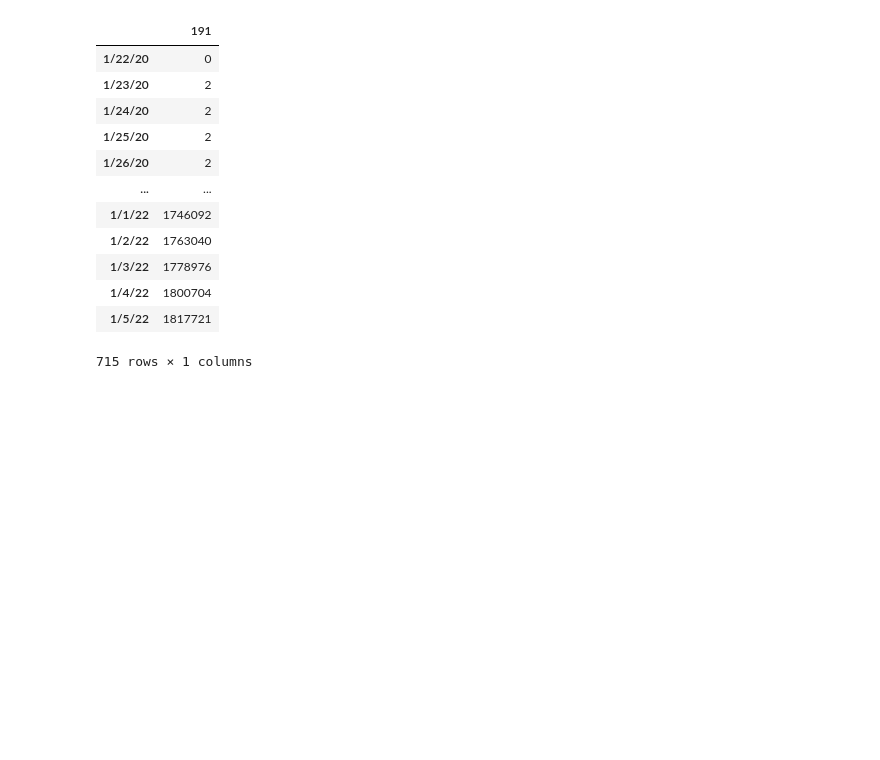
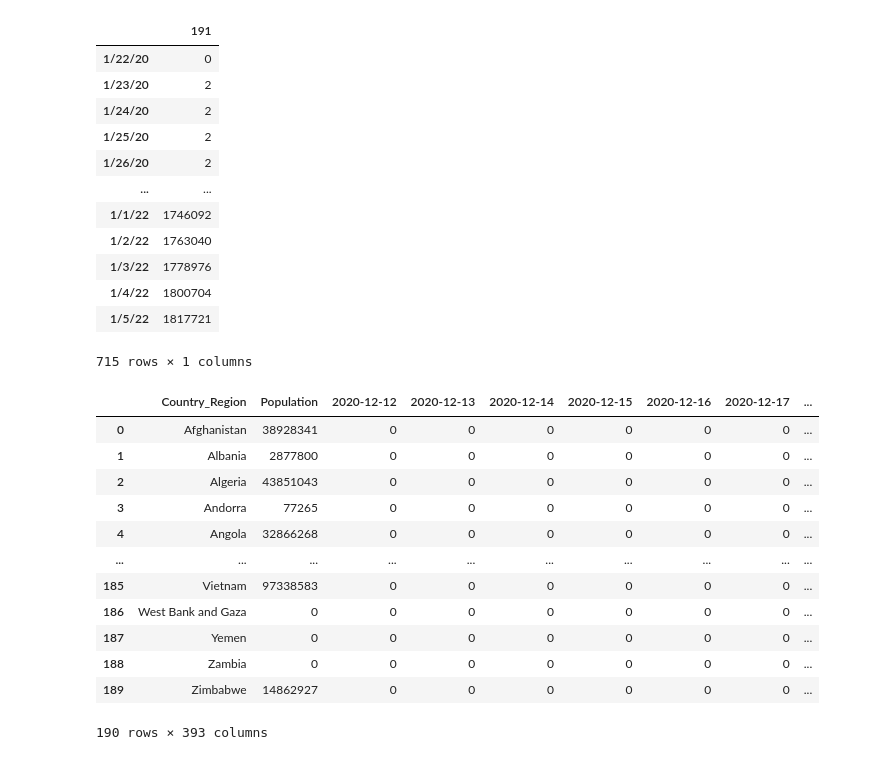
Before and after one commit to hainguyen201/DataManagementAndVisualization, a Jupyter notebook: pyspark/DataCovidAnalysis.ipynb, the cells around one changed output. Cells and saved outputs as stored; diff of their text form; code cells hidden in the pictures; blank space fills up the shorter version.

```diff
--- a/pyspark/DataCovidAnalysis.ipynb
+++ b/pyspark/DataCovidAnalysis.ipynb
@@ -627,3 +628,37 @@ confirmed_vn_t
 | 1/4/22 | 1800704 |
 | 1/5/22 | 1817721 |
 715 rows × 1 columns
+# %%
+doses_admin = spark.read.format("csv").option("header", "true").load("hdfs://namenode:9000/nifi/vaccine_doses_admin{}.csv".format(str(date.today()))).toPandas()
+# doses_admin.set_index("Country_Region")
+# doses_admin=doses_admin.astype(dict.fromkeys(doses_admin.columns[1:], 'int64'),errors='ignore')
+# doses_admin = doses_admin.groupby(by=["Country_Region"],as_index=False).sum()
+doses_admin = doses_admin.drop('UID', 1)
+doses_admin = doses_admin.drop('iso2', 1)
+doses_admin = doses_admin.drop('iso3', 1)
+doses_admin = doses_admin.drop('code3', 1)
+doses_admin = doses_admin.drop('FIPS', 1)
+doses_admin = doses_admin.drop('Admin2', 1)
+doses_admin = doses_admin.drop('Province_State', 1)
+doses_admin = doses_admin.drop('Lat', 1)
+doses_admin = doses_admin.drop('Long_', 1)
+doses_admin = doses_admin.drop('Combined_Key', 1)
+doses_admin = doses_admin.fillna(value=0)
+doses_admin=doses_admin.astype(dict.fromkeys(doses_admin.columns[1:], 'int64'),errors='ignore')
+doses_admin.dtypes
+doses_admin = doses_admin.groupby(by=["Country_Region"],as_index=False).sum()
+doses_admin
+# %% [output]
+|  | Country_Region | Population | 2020-12-12 | 2020-12-13 | 2020-12-14 | 2020-12-15 | 2020-12-16 | 2020-12-17 | ... |
+| 0 | Afghanistan | 38928341 | 0 | 0 | 0 | 0 | 0 | 0 | ... |
+| 1 | Albania | 2877800 | 0 | 0 | 0 | 0 | 0 | 0 | ... |
+| 2 | Algeria | 43851043 | 0 | 0 | 0 | 0 | 0 | 0 | ... |
+| 3 | Andorra | 77265 | 0 | 0 | 0 | 0 | 0 | 0 | ... |
+| 4 | Angola | 32866268 | 0 | 0 | 0 | 0 | 0 | 0 | ... |
+| ... | ... | ... | ... | ... | ... | ... | ... | ... | ... |
+| 185 | Vietnam | 97338583 | 0 | 0 | 0 | 0 | 0 | 0 | ... |
+| 186 | West Bank and Gaza | 0 | 0 | 0 | 0 | 0 | 0 | 0 | ... |
+| 187 | Yemen | 0 | 0 | 0 | 0 | 0 | 0 | 0 | ... |
+| 188 | Zambia | 0 | 0 | 0 | 0 | 0 | 0 | 0 | ... |
+| 189 | Zimbabwe | 14862927 | 0 | 0 | 0 | 0 | 0 | 0 | ... |
+190 rows × 393 columns
```
Also changed, not shown: parts of 3 cells of this notebook, 19 other files.
